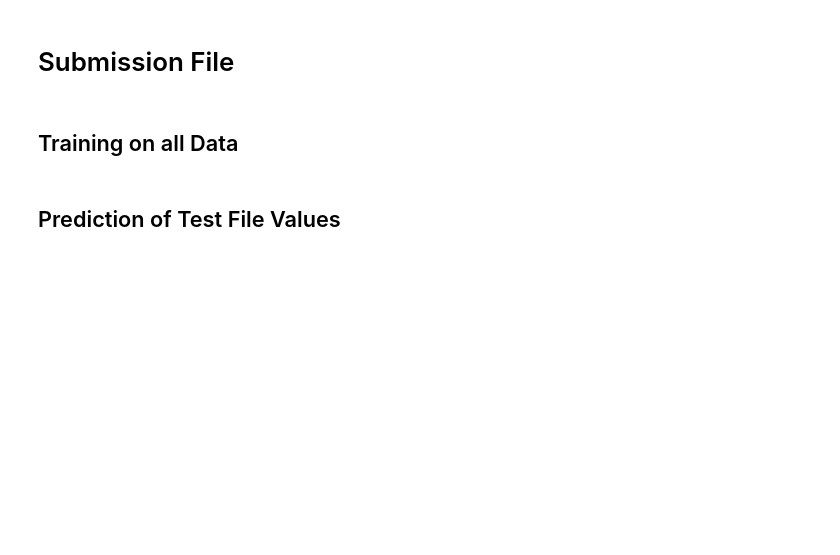
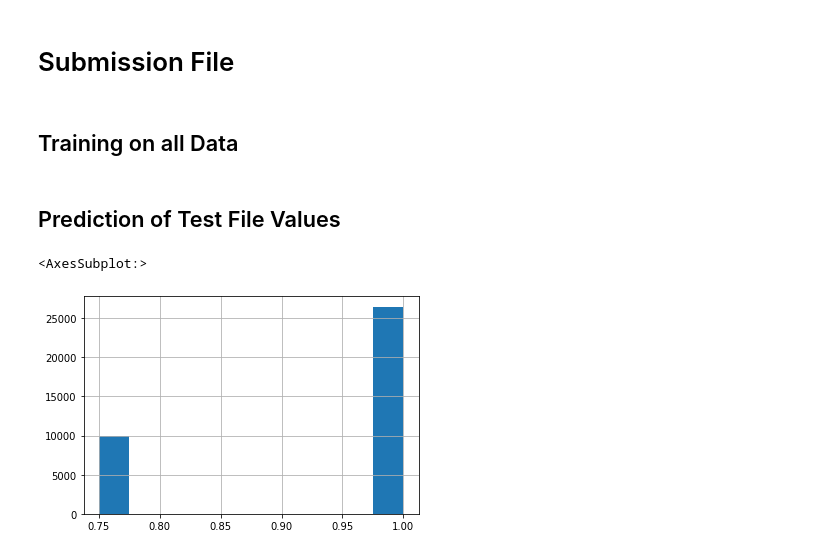
Before and after one commit to IIIskiplikIII/phrase2phrase-match-ai, a Jupyter notebook: phrase_2_phrase_matching.ipynb, the cells around one changed output. Drawn from its saved outputs; the diff is of its cells as text; code cells hidden in the pictures; blank space fills up the shorter version.

```diff
--- a/phrase_2_phrase_matching.ipynb
+++ b/phrase_2_phrase_matching.ipynb
@@ -783,4 +807,4 @@ plt.plot(history_deberta.history['val_loss'])
 # %% [markdown]
 ## Prediction of Test File Values
 # %%
-mnist_competition_file = pd.DataFrame(columns=['id','score'])
+competition_file = pd.DataFrame(columns=['score'])
@@ -790,0 +811,13 @@ print(f'Shape training set (encoded): {test_content_enc.shape}')
+# %%
+test_encoded = preprocess_function(train)
+# %%
+test_prediction = model2.predict((np.asarray(test_encoded['input_ids']),
+                                  np.asarray(test_encoded['attention_mask'])
+                                  ))
+# %%
+competition_file['score'] = encoder.inverse_transform(np.argmax(test_prediction, axis=1))
+# %%
+competition_file['score'].hist()
+# %% [output]
+<AxesSubplot:>
+[figure, added]
```
Also changed, not shown: parts of 23 cells of this notebook.
